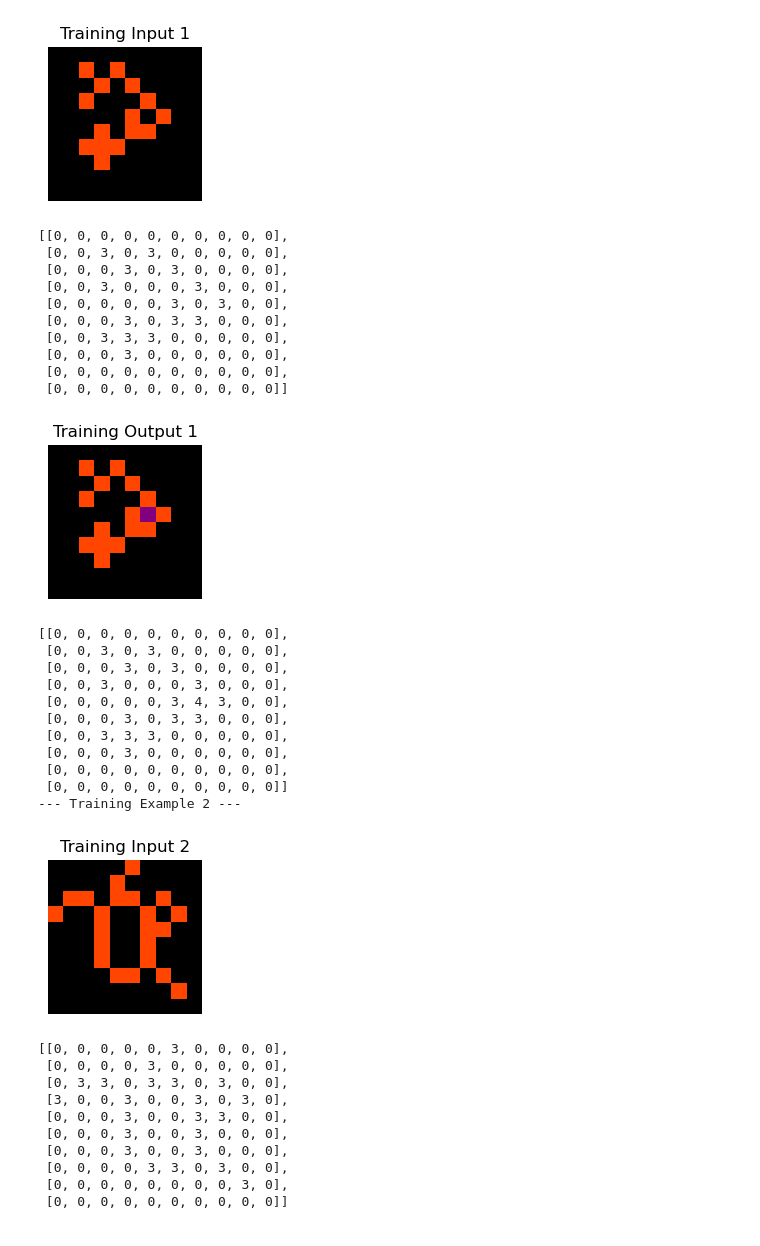
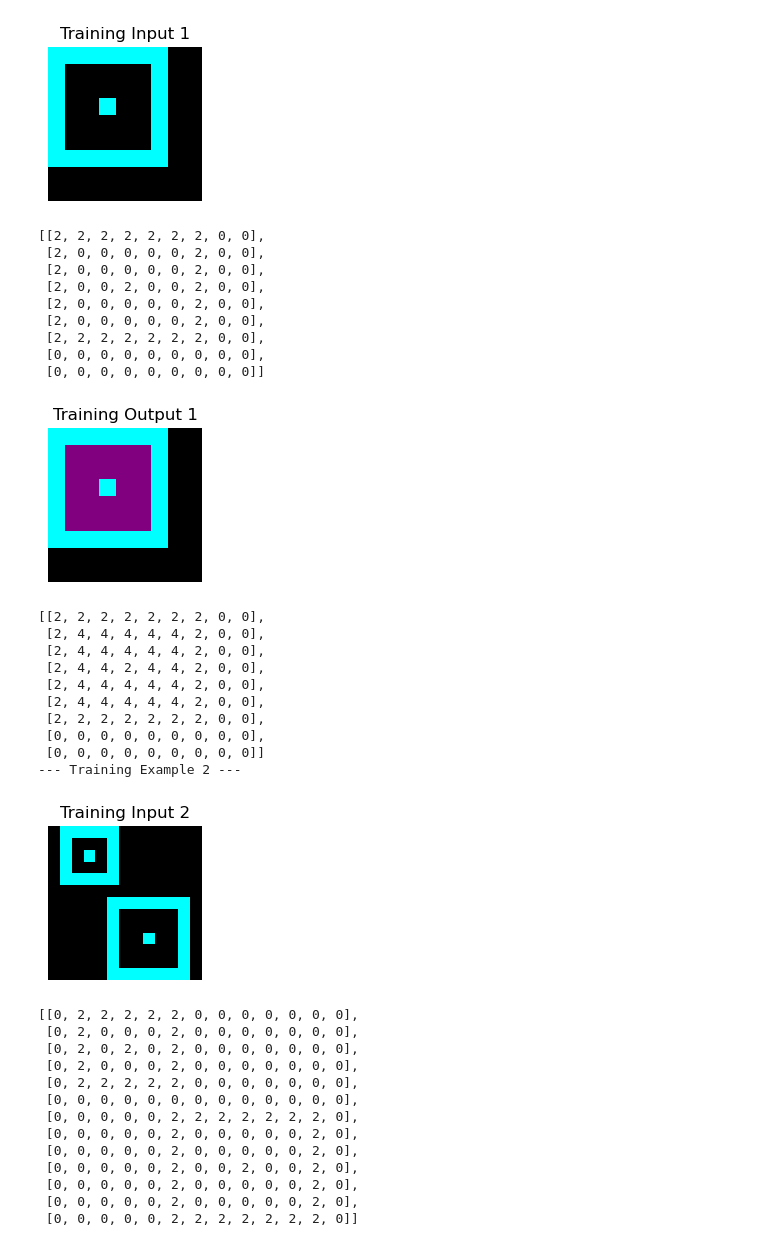
Before and after one commit to yann112/GridGlyph, a Jupyter notebook: notebooks/solve_symbolic_puzzle.ipynb, the cells around one changed output. Drawn from its saved outputs; the diff is of its cells as text; code cells hidden in the pictures.

```diff
--- a/notebooks/solve_symbolic_puzzle.ipynb
+++ b/notebooks/solve_symbolic_puzzle.ipynb
@@ -89,7 +89,7 @@ def plot_grid(grid, title=""):
     plt.axis('off')
     plt.show()
 # %%
-n=3
+n=4
 
 
 with open(json_file, 'r') as file:
@@ -139,35 +149,36 @@ for i, example in enumerate(puzzle["test"]):
 --- Training Example 1 ---
-[figure, old version]
+[figure, new version]
-[[0, 0, 0, 0, 0, 0, 0, 0, 0, 0],
- [0, 0, 3, 0, 3, 0, 0, 0, 0, 0],
- [0, 0, 0, 3, 0, 3, 0, 0, 0, 0],
- [0, 0, 3, 0, 0, 0, 3, 0, 0, 0],
- [0, 0, 0, 0, 0, 3, 0, 3, 0, 0],
- [0, 0, 0, 3, 0, 3, 3, 0, 0, 0],
- [0, 0, 3, 3, 3, 0, 0, 0, 0, 0],
- [0, 0, 0, 3, 0, 0, 0, 0, 0, 0],
- [0, 0, 0, 0, 0, 0, 0, 0, 0, 0],
- [0, 0, 0, 0, 0, 0, 0, 0, 0, 0]]
+[[2, 2, 2, 2, 2, 2, 2, 0, 0],
+ [2, 0, 0, 0, 0, 0, 2, 0, 0],
+ [2, 0, 0, 0, 0, 0, 2, 0, 0],
+ [2, 0, 0, 2, 0, 0, 2, 0, 0],
+ [2, 0, 0, 0, 0, 0, 2, 0, 0],
+ [2, 0, 0, 0, 0, 0, 2, 0, 0],
+ [2, 2, 2, 2, 2, 2, 2, 0, 0],
+ [0, 0, 0, 0, 0, 0, 0, 0, 0],
+ [0, 0, 0, 0, 0, 0, 0, 0, 0]]
-[figure, old version]
+[figure, new version]
-[[0, 0, 0, 0, 0, 0, 0, 0, 0, 0],
- [0, 0, 3, 0, 3, 0, 0, 0, 0, 0],
- [0, 0, 0, 3, 0, 3, 0, 0, 0, 0],
- [0, 0, 3, 0, 0, 0, 3, 0, 0, 0],
- [0, 0, 0, 0, 0, 3, 4, 3, 0, 0],
- [0, 0, 0, 3, 0, 3, 3, 0, 0, 0],
- [0, 0, 3, 3, 3, 0, 0, 0, 0, 0],
- [0, 0, 0, 3, 0, 0, 0, 0, 0, 0],
- [0, 0, 0, 0, 0, 0, 0, 0, 0, 0],
- [0, 0, 0, 0, 0, 0, 0, 0, 0, 0]]
+[[2, 2, 2, 2, 2, 2, 2, 0, 0],
+ [2, 4, 4, 4, 4, 4, 2, 0, 0],
+ [2, 4, 4, 4, 4, 4, 2, 0, 0],
+ [2, 4, 4, 2, 4, 4, 2, 0, 0],
+ [2, 4, 4, 4, 4, 4, 2, 0, 0],
+ [2, 4, 4, 4, 4, 4, 2, 0, 0],
+ [2, 2, 2, 2, 2, 2, 2, 0, 0],
+ [0, 0, 0, 0, 0, 0, 0, 0, 0],
+ [0, 0, 0, 0, 0, 0, 0, 0, 0]]
 --- Training Example 2 ---
-[figure, old version]
+[figure, new version]
-[[0, 0, 0, 0, 0, 3, 0, 0, 0, 0],
- [0, 0, 0, 0, 3, 0, 0, 0, 0, 0],
- [0, 3, 3, 0, 3, 3, 0, 3, 0, 0],
- [3, 0, 0, 3, 0, 0, 3, 0, 3, 0],
- [0, 0, 0, 3, 0, 0, 3, 3, 0, 0],
- [0, 0, 0, 3, 0, 0, 3, 0, 0, 0],
- [0, 0, 0, 3, 0, 0, 3, 0, 0, 0],
- [0, 0, 0, 0, 3, 3, 0, 3, 0, 0],
- [0, 0, 0, 0, 0, 0, 0, 0, 3, 0],
- [0, 0, 0, 0, 0, 0, 0, 0, 0, 0]]
+[[0, 2, 2, 2, 2, 2, 0, 0, 0, 0, 0, 0, 0],
+ [0, 2, 0, 0, 0, 2, 0, 0, 0, 0, 0, 0, 0],
+ [0, 2, 0, 2, 0, 2, 0, 0, 0, 0, 0, 0, 0],
+ [0, 2, 0, 0, 0, 2, 0, 0, 0, 0, 0, 0, 0],
+ [0, 2, 2, 2, 2, 2, 0, 0, 0, 0, 0, 0, 0],
+ [0, 0, 0, 0, 0, 0, 0, 0, 0, 0, 0, 0, 0],
+ [0, 0, 0, 0, 0, 2, 2, 2, 2, 2, 2, 2, 0],
+ [0, 0, 0, 0, 0, 2, 0, 0, 0, 0, 0, 2, 0],
+ [0, 0, 0, 0, 0, 2, 0, 0, 0, 0, 0, 2, 0],
+ [0, 0, 0, 0, 0, 2, 0, 0, 2, 0, 0, 2, 0],
+ [0, 0, 0, 0, 0, 2, 0, 0, 0, 0, 0, 2, 0],
+ [0, 0, 0, 0, 0, 2, 0, 0, 0, 0, 0, 2, 0],
+ [0, 0, 0, 0, 0, 2, 2, 2, 2, 2, 2, 2, 0]]
```
Also changed, not shown: parts of 5 cells of this notebook, 4 other files.
